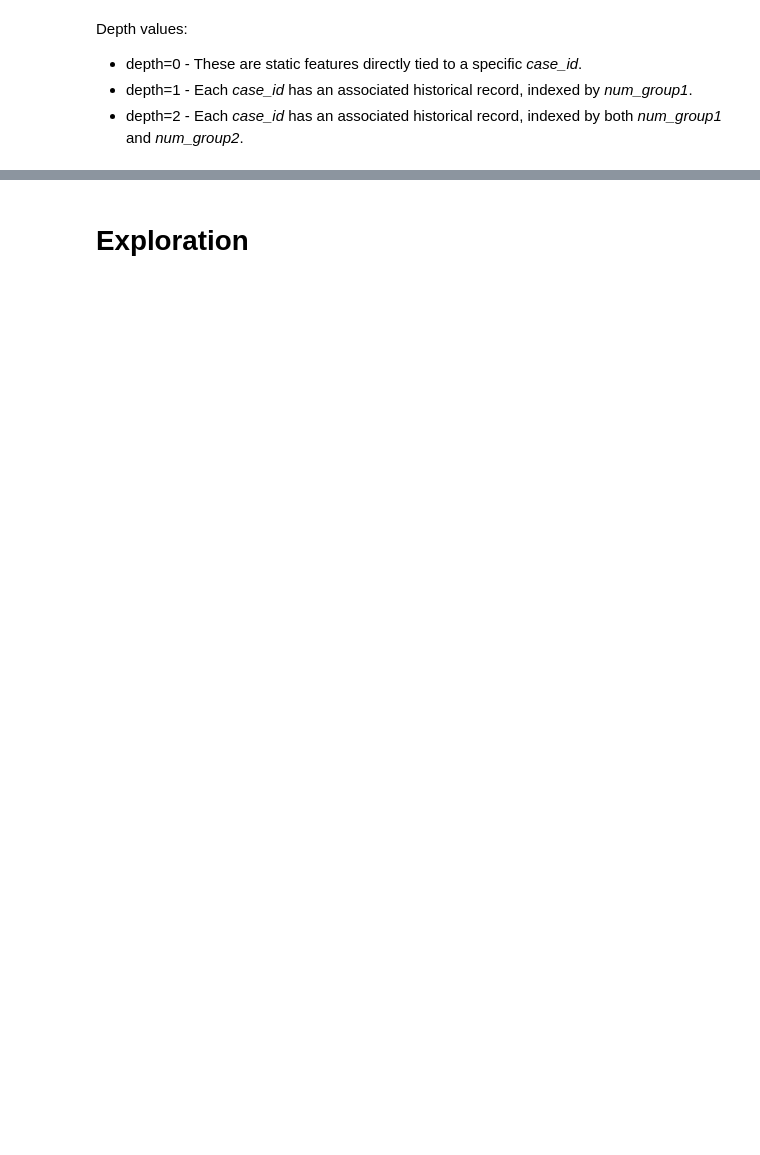
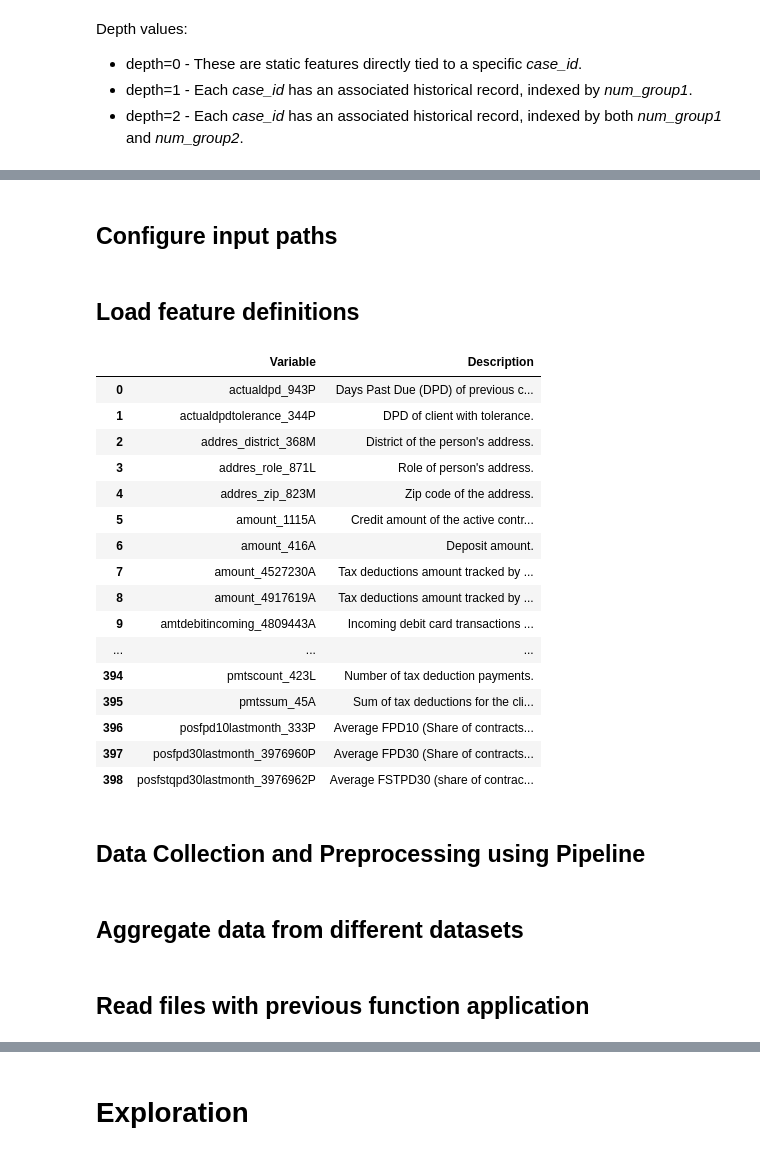
Before and after one commit to Maksym-Kryvenko/Home-Credit-Group---Credit-Risk-Model-Stability, a Jupyter notebook: home-credit-2024.ipynb, the cells around one changed output, grey strips where cells are left out. Saved outputs shown, nothing was run; the diff lists cells and outputs as text; code cells hidden in the pictures; blank space fills up the shorter version.

```diff
--- a/home-credit-2024.ipynb
+++ b/home-credit-2024.ipynb
@@ -33,2 +41,29 @@ DATA_PATH = "/kaggle/input/home-credit-credit-risk-model-stability/csv_files/"
+# %%
+import os
+import gc
+from glob import glob
+from pathlib import Path
+from datetime import datetime
+
+import numpy as np
+import pandas as pd
+import polars as pl
+
+import matplotlib.pyplot as plt
+import seaborn as sns
+
+import warnings
+warnings.simplefilter(action='ignore', category=FutureWarning)
+pd.set_option('display.max_columns', None)
+pd.set_option('display.max_rows', 500)
+
+import joblib
+import lightgbm as lgb
+import xgboost as xgb
+
+from sklearn.model_selection import StratifiedGroupKFold
+from sklearn.metrics import roc_auc_score
+from sklearn.ensemble import VotingClassifier
+from sklearn.preprocessing import LabelEncoder
 # %% [markdown]
 # Load Data
@@ -164,0 +76,33 @@ train_credit_bureau_2 = pd.concat([pd.read_csv(DATA_PATH + "train/train_credit_b
+# %% [markdown]
+## Configure input paths
+# %%
+class CFG:
+    root_dir = Path("/kaggle/input/home-credit-credit-risk-model-stability/")
+    train_dir = Path("/kaggle/input/home-credit-credit-risk-model-stability/parquet_files/train")
+    test_dir = Path("/kaggle/input/home-credit-credit-risk-model-stability/parquet_files/test")
+# %% [markdown]
+## Load feature definitions
+# %%
+feature_definitions_df = pd.read_csv(CFG.root_dir / "feature_definitions.csv")
+display(feature_definitions_df)
+pd.reset_option("display.max_rows", 0)
+# %% [output]
+|  | Variable | Description |
+| 0 | actualdpd_943P | Days Past Due (DPD) of previous c... |
+| 1 | actualdpdtolerance_344P | DPD of client with tolerance. |
+| 2 | addres_district_368M | District of the person's address. |
+| 3 | addres_role_871L | Role of person's address. |
+| 4 | addres_zip_823M | Zip code of the address. |
+| 5 | amount_1115A | Credit amount of the active contr... |
+| 6 | amount_416A | Deposit amount. |
+| 7 | amount_4527230A | Tax deductions amount tracked by ... |
+| 8 | amount_4917619A | Tax deductions amount tracked by ... |
+| 9 | amtdebitincoming_4809443A | Incoming debit card transactions ... |
+| ... | ... | ... |
+| 394 | pmtscount_423L | Number of tax deduction payments. |
+| 395 | pmtssum_45A | Sum of tax deductions for the cli... |
+| 396 | posfpd10lastmonth_333P | Average FPD10 (Share of contracts... |
+| 397 | posfpd30lastmonth_3976960P | Average FPD30 (Share of contracts... |
+| 398 | posfstqpd30lastmonth_3976962P | Average FSTPD30 (share of contrac... |
+# %% [markdown]
+## Data Collection and Preprocessing using Pipeline
@@ -164,0 +155,2 @@ train_credit_bureau_2 = pd.concat([pd.read_csv(DATA_PATH + "train/train_credit_b
+# %% [markdown]
+## Aggregate data from different datasets
@@ -164,0 +239,2 @@ train_credit_bureau_2 = pd.concat([pd.read_csv(DATA_PATH + "train/train_credit_b
+# %% [markdown]
+## Read files with previous function application
```
Also changed, not shown: parts of 95 cells of this notebook, 4 other files.
